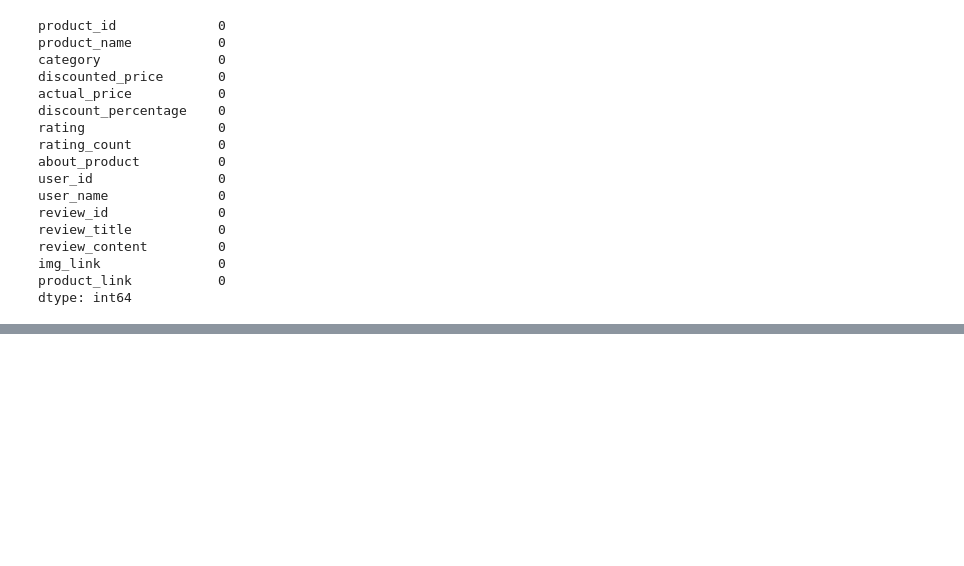
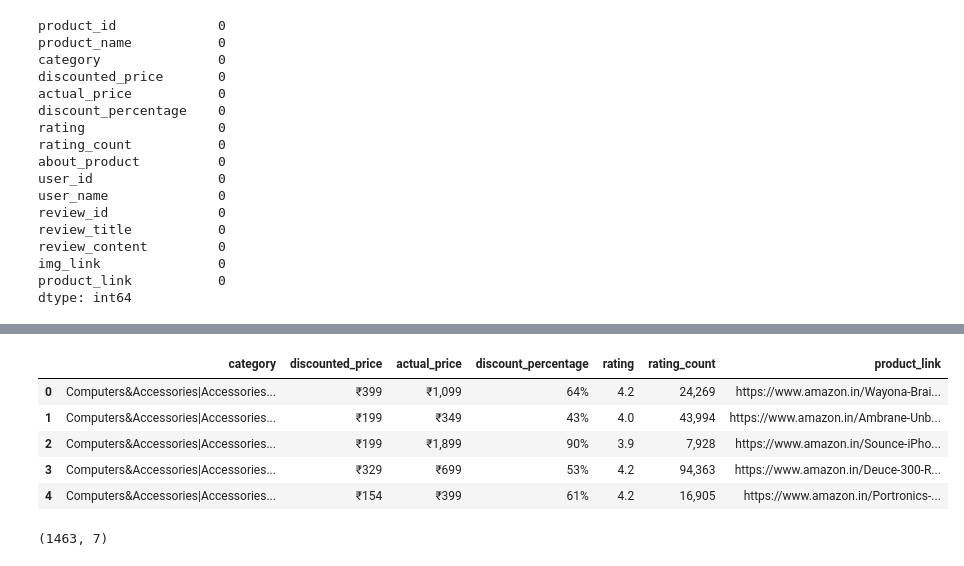
Before and after one commit to karthik-009g/Sales_eda_Feature_Sql_Project, a Jupyter notebook: Sales_EDA_Project.ipynb, the cells around one changed output, grey strips where cells are left out. Saved outputs shown, nothing was run; the diff lists cells and outputs as text; code cells hidden in the pictures; blank space fills up the shorter version.

```diff
--- a/Sales_EDA_Project.ipynb
+++ b/Sales_EDA_Project.ipynb
@@ -119,0 +122,14 @@ df.describe()
+# %%
+df_t = df.drop(['product_id','product_name','about_product','user_id','user_name','review_id','review_title','review_content','img_link'],axis = 1,errors = 'ignore')
+df_t.head(5)
+# %% [output]
+|  | category | discounted_price | actual_price | discount_percentage | rating | rating_count | product_link |
+| 0 | Computers&Accessories|Accessories... | ₹399 | ₹1,099 | 64% | 4.2 | 24,269 | https://www.amazon.in/Wayona-Brai... |
+| 1 | Computers&Accessories|Accessories... | ₹199 | ₹349 | 43% | 4.0 | 43,994 | https://www.amazon.in/Ambrane-Unb... |
+| 2 | Computers&Accessories|Accessories... | ₹199 | ₹1,899 | 90% | 3.9 | 7,928 | https://www.amazon.in/Sounce-iPho... |
+| 3 | Computers&Accessories|Accessories... | ₹329 | ₹699 | 53% | 4.2 | 94,363 | https://www.amazon.in/Deuce-300-R... |
+| 4 | Computers&Accessories|Accessories... | ₹154 | ₹399 | 61% | 4.2 | 16,905 | https://www.amazon.in/Portronics-... |
+# %%
+df_t.shape
+# %% [output]
+(1463, 7)
```
Also changed, not shown: parts of 2 cells of this notebook.
